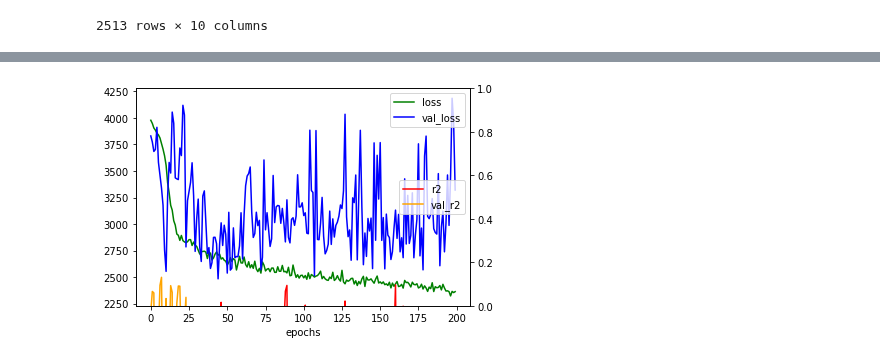
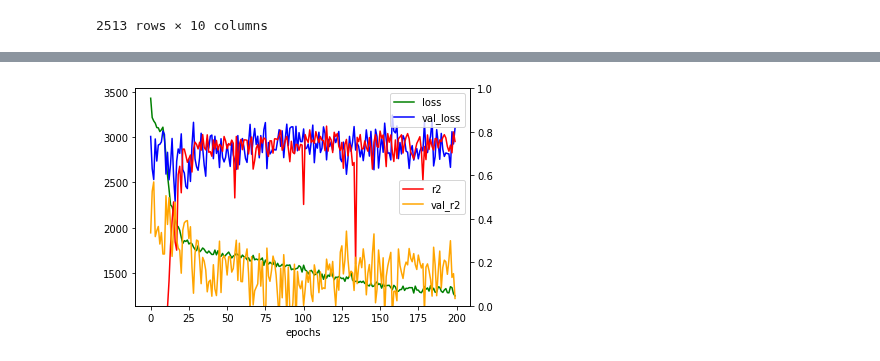
Before and after one commit to telenovelachuan/data_science, a Jupyter notebook: EECS_738_machine_learning/final/covid19.ipynb, the cells around one changed output, grey strips where cells are left out. Drawn from its saved outputs; the diff is of its cells as text; code cells hidden in the pictures.

Commit message:
train on shift 7

```diff
--- a/EECS_738_machine_learning/final/covid19.ipynb
+++ b/EECS_738_machine_learning/final/covid19.ipynb
@@ -39,6 +39,3 @@ df
 | 29566 | missing | Comoros | -11.645500 | 43.333300 | 2020-05-12 | 11 | 1 | 0 |
 | 29567 | missing | Tajikistan | 38.861034 | 71.276093 | 2020-05-12 | 729 | 21 | 0 |
 29568 rows × 8 columns
-# %%
-row=df.iloc[0]
-row
@@ -55,4 +41,0 @@ Name: 0, dtype: object
-# %%
-df_partial = df[(df['Province/State'] == row['Province/State']) & (df['Country/Region'] == row['Country/Region']) & (df['Last_Update'] > row['Last_Update'])]
-df_partial_desc = df_partial.sort_values(['Last_Update'], ascending=True)
-df_partial_desc.iloc[0]
@@ -92,0 +81,3 @@ KeyboardInterrupt:
+# %%
+df_past.dropna(inplace=True)
+df_past
@@ -95,9 +100,9 @@ KeyboardInterrupt:
 #df_group = df.groupby(['Last_Update', 'Province_State']).agg({'Lat':'mean', 'Long_':'mean','Confirmed':'sum', 'Deaths':'sum', 'Recovered':'sum'}).rename(columns=d)
 #df_group.reset_index(inplace=True)
 start_time = df['Last_Update'].min()
-df_train = df.copy()
+df_train = df_past.copy()
 #df_train['hour_diff'] = (df['Last_Update'] - start_time) / np.timedelta64(1, 'd')
-df_train['day_diff'] = (df['Last_Update'] - start_time).dt.days
+df_train['day_diff'] = (df_past['Last_Update'] - start_time).dt.days
 
 # df_train['year'] = df_train['Last_Update'].dt.year
 # df_train['month'] = df_train['Last_Update'].dt.month
@@ -236,22 +241,22 @@ def create_keras_model(optimizer='adam', neuron=50, init='lecun_normal', act_alp
     model_sequences = [
         keras.layers.Dense(units=neuron, kernel_initializer=init,
                            #activation='relu',
-                           #kernel_regularizer=regularizers.l1_l2(l1=0.05, l2=0.05),
+                           kernel_regularizer=regularizers.l1_l2(l1=0.1, l2=0.1),
                            input_shape=x_train.shape[1:]
                           ),
         keras.layers.BatchNormalization(),
         keras.layers.LeakyReLU(alpha=act_alpha),
-        keras.layers.Dropout(0.2)
+        keras.layers.Dropout(0.3)
     ]
 
-    for i in range(2):
+    for i in range(3):
         model_sequences.append(keras.layers.Dense(units=neuron, kernel_initializer=init,
                                                   #activation='relu',
-                                                  #kernel_regularizer=regularizers.l1_l2(l1=0.05, l2=0.05),
+                                                  kernel_regularizer=regularizers.l1_l2(l1=0.1, l2=0.1),
                                                   input_shape=x_train.shape[1:]))
         model_sequences.append(keras.layers.BatchNormalization())
         model_sequences.append(keras.layers.LeakyReLU(alpha=act_alpha))
-        model_sequences.append(keras.layers.Dropout(0.2))
+        model_sequences.append(keras.layers.Dropout(0.3))
 
     model_sequences.append(Dense(units=1, name='score_output',
                                  #activation='relu'
@@ -266,8 +271,8 @@ def create_keras_model(optimizer='adam', neuron=50, init='lecun_normal', act_alp
 #     initial_learning_rate=1e-2,
 #     decay_steps=1000,
 #     decay_rate=0.9)
-optimizer = keras.optimizers.Adamax(lr=0.1)
-nn_model = create_keras_model(optimizer=optimizer, neuron=700, init='he_normal', act_alpha=0.05)
+optimizer = keras.optimizers.Adamax(lr=0.01)
+nn_model = create_keras_model(optimizer=optimizer, neuron=500, init='he_normal', act_alpha=0.05)
 print("Keras model constructed")
 #early_stopping_cb = EarlyStopping(patience=20)
 history = nn_model.fit(x_train, y_train, validation_data=(x_test, y_test), epochs=200, callbacks=[], verbose=1)
@@ -311 +316 @@ Epoch 200/200
-[figure, old version]
+[figure, new version]
```
Also changed, not shown: parts of 9 cells of this notebook.
